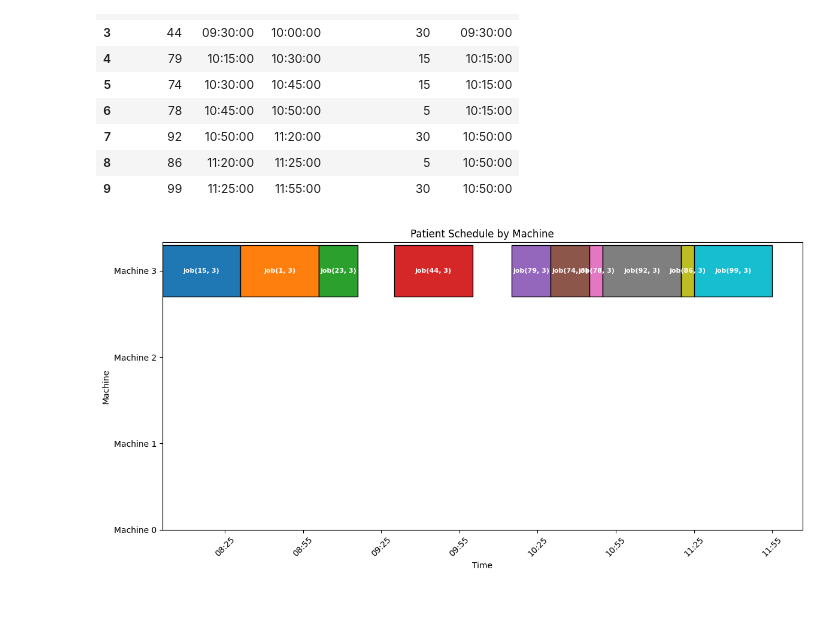
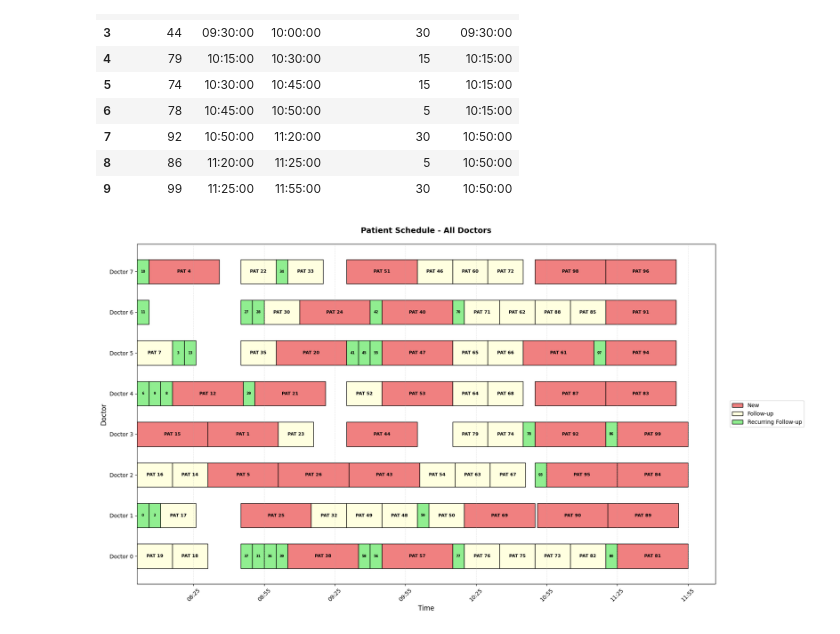
Before and after one commit to AbAbdullah2/jobShopAb, a Jupyter notebook: individual_schedules.ipynb, the cells around one changed output. Saved outputs shown, nothing was run; the diff lists cells and outputs as text; code cells hidden in the pictures; blank space fills up the shorter version.

Commit message:
full doctor schedule

```diff
--- a/individual_schedules.ipynb
+++ b/individual_schedules.ipynb
@@ -72,8 +72,19 @@ import pandas as pd
 import matplotlib.pyplot as plt
 from datetime import datetime, date
 import matplotlib.dates as mdates
+import numpy as np
 
-# Convert time strings to datetime.time first (if they're strings)
+# Assuming you already have your doctor_dfs dictionary from the previous code
+# Let's combine all doctor dataframes back together with machine number
+
+# Combine all doctor dataframes and add machine number back
+all_doctors_df = []
+for doctor_num in range(8):
+    temp_df = doctor_dfs[doctor_num].copy()
+    temp_df['machine'] = doctor_num
+    all_doctors_df.append(temp_df)
+
+df = pd.concat(all_doctors_df, ignore_index=True)
 
 # Add a reference date (e.g., today) to create full datetime objects
 reference_date = date.today()
@@ -83,49 +94,73 @@ def time_to_datetime(t):
 
 df['start_dt'] = df['start_time'].apply(time_to_datetime)
 df['end_dt'] = df['end_time'].apply(time_to_datetime)
 
-# Assign machines (example: round-robin by patient_id)
-df['machine'] = 3
-# Create the plot
-fig, ax = plt.subplots(figsize=(12, 6))
+# Create the plot with larger figure size and adjust layout for legend
+fig, ax = plt.subplots(figsize=(18, 10))
 
-colors = ['lightcoral', 'lightgreen', 'lightblue']
+# Define colors based on appointment length
+def get_color_by_duration(processing_time):
+    if processing_time < 10:
+        return 'lightgreen'  # Recurring Follow-up
+    elif processing_time <= 20:
+        return 'lightyellow'  # Follow-up
+    else:
+        return 'lightcoral'  # New
 
 for idx, row in df.iterrows():
     machine = row['machine']
     start = row['start_dt']
     end = row['end_dt']
     patient_id = row['patient_id']
+    processing_time = row['processing_time']
 
-    # Draw bar (width in hours for proper scaling with datetime axis)
+    # Draw bar with color based on duration
     ax.barh(
         y=machine,
-        width=(end - start),  # matplotlib handles timedelta width correctly
+        width=(end - start),
         left=start,
         height=0.6,
+        color=get_color_by_duration(processing_time),
         edgecolor='black',
         linewidth=1
     )
 
-    # Add label
-    mid = start + (end - start) / 2
-    ax.text(mid, machine, f'job({patient_id}, {machine})',
-            ha='center', va='center', fontsize=8, color='white', fontweight='bold')
+    # Only add label if processing time is long enough (e.g., > 10 minutes)
+    if processing_time >= 10:
+        mid = start + (end - start) / 2
+        ax.text(mid, machine, f'PAT {patient_id}',
+                ha='center', va='center', fontsize=8, fontweight='bold')
+    elif processing_time >= 5:
+        # For smaller windows, use smaller font and just the number
+        mid = start + (end - start) / 2
+        ax.text(mid, machine, f'{patient_id}',
+                ha='center', va='center', fontsize=6, fontweight='bold')
 
-# Format x-axis
+# Format x-axis - changed to 30 minute intervals
 ax.xaxis.set_major_formatter(mdates.DateFormatter('%H:%M'))
-ax.xaxis.set_major_locator(mdates.MinuteLocator(interval=30))  # Adjust interval as needed
+ax.xaxis.set_major_locator(mdates.MinuteLocator(interval=30))  # Show every 30 minutes
 plt.xticks(rotation=45)
 
 # Set y-axis
-machine_labels = [f'Machine {i}' for i in range(df['machine'].max() + 1)]
-ax.set_yticks(range(len(machine_labels)))
+machine_labels = [f'Doctor {i}' for i in range(8)]
+ax.set_yticks(range(8))
 ax.set_yticklabels(machine_labels)
 
-ax.set_xlabel("Time")
-ax.set_ylabel("Machine")
-ax.set_title("Patient Schedule by Machine")
+ax.set_xlabel("Time", fontsize=12)
+ax.set_ylabel("Doctor", fontsize=12)
+ax.set_title("Patient Schedule - All Doctors", fontsize=14, fontweight='bold', pad=20)
+ax.grid(axis='x', alpha=0.3, linestyle='--')
+
+# Add legend with appointment types - positioned outside the plot area to the right
+from matplotlib.patches import Patch
+legend_elements = [
+    Patch(facecolor='lightcoral', edgecolor='black', label='New'),
+    Patch(facecolor='lightyellow', edgecolor='black', label='Follow-up'),
+    Patch(facecolor='lightgreen', edgecolor='black', label='Recurring Follow-up')
+]
+ax.legend(handles=legend_elements, loc='center left', bbox_to_anchor=(1.02, 0.5))
+
 plt.tight_layout()
 plt.show()
 # %% [output]
-[figure, old version]
+[figure, new version]
```
